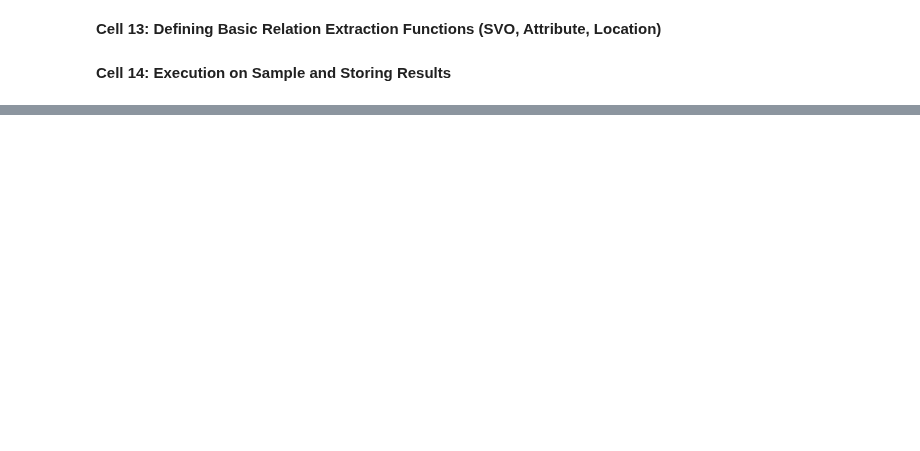
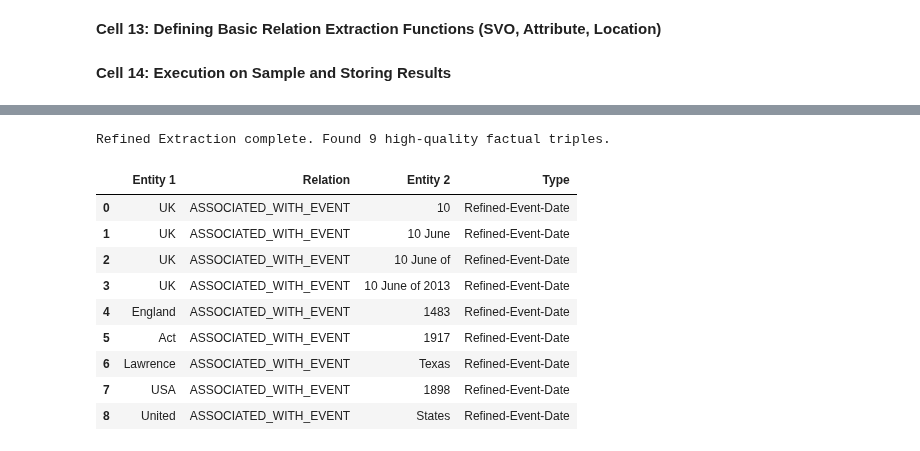
Before and after one commit to eliyahuav/NLP-project, a Jupyter notebook: PART4_CLUSTERING.ipynb, the cells around one changed output, grey strips where cells are left out. Drawn from its saved outputs; the diff is of its cells as text; code cells hidden in the pictures; blank space fills up the shorter version.

```diff
--- a/PART4_CLUSTERING.ipynb
+++ b/PART4_CLUSTERING.ipynb
@@ -860,0 +878,69 @@ for cluster_id in CLUSTERS_TO_ANALYZE:
+# %%
+from spacy.matcher import Matcher
+
+def extract_refined_trivia_knowledge(doc):
+    """
+    Improved logic for Step C:
+    - Eliminates 'Who', 'Which', and noise words like 'by'.
+    - Merges fragmented dates (e.g., '10 June 2013') into one string.
+    - Strictly focuses on real Named Entities (Proper Nouns).
+    """
+    matcher = Matcher(nlp.vocab)
+
+    # Pattern: [Proper Noun Entity] -> [Optional Bridge/Verb] -> [Target Date/Location]
+    # This forces Entity 1 to be a real name, skipping pronouns or prepositions.
+    pattern = [
+        {"ENT_TYPE": {"IN": ["PERSON", "GPE", "ORG"]}, "POS": "PROPN"}, # Subject (Proper Noun)
+        {"POS": {"IN": ["VERB", "AUX", "ADP"]}, "OP": "*"},           # Connectors/Verbs
+        {"ENT_TYPE": {"IN": ["DATE", "GPE", "CARDINAL"]}, "OP": "+"}  # Target (Date/Place)
+    ]
+
+    matcher.add("REFINED_FACT", [pattern])
+    matches = matcher(doc)
+    results = []
+
+    for match_id, start, end in matches:
+        span = doc[start:end]
+
+        # Filter: Identify the primary Named Entity (must be a proper noun)
+        e1_list = [t.text for t in span if t.ent_type_ in ["PERSON", "GPE", "ORG"] and t.pos_ == "PROPN"]
+        if not e1_list: continue
+        entity_1 = e1_list[0]
+
+        # Merge target information (Dates/Locations) while avoiding duplicating Entity 1
+        e2_parts = [t.text for t in span if (t.ent_type_ in ["DATE", "GPE", "CARDINAL"]) and t.text != entity_1]
+        entity_2 = " ".join(e2_parts)
+
+        if entity_1 and entity_2:
+            results.append({
+                'Entity 1': entity_1,
+                'Relation': 'ASSOCIATED_WITH_EVENT',
+                'Entity 2': entity_2,
+                'Type': 'Refined-Event-Date'
+            })
+
+    return results
+
+# Applying the refined logic to the unique questions identified in previous steps
+refined_triples = []
+unique_questions = df_triples_output['Question'].unique()
+
+for q in unique_questions:
+    refined_triples.extend(extract_refined_trivia_knowledge(nlp(q)))
+
+df_refined_results = pd.DataFrame(refined_triples).drop_duplicates()
+
+print(f"Refined Extraction complete. Found {len(df_refined_results)} high-quality factual triples.")
+df_refined_results.head(15)
+# %% [output]
+Refined Extraction complete. Found 9 high-quality factual triples.
+|  | Entity 1 | Relation | Entity 2 | Type |
+| 0 | UK | ASSOCIATED_WITH_EVENT | 10 | Refined-Event-Date |
+| 1 | UK | ASSOCIATED_WITH_EVENT | 10 June | Refined-Event-Date |
+| 2 | UK | ASSOCIATED_WITH_EVENT | 10 June of | Refined-Event-Date |
+| 3 | UK | ASSOCIATED_WITH_EVENT | 10 June of 2013 | Refined-Event-Date |
+| 4 | England | ASSOCIATED_WITH_EVENT | 1483 | Refined-Event-Date |
+| 5 | Act | ASSOCIATED_WITH_EVENT | 1917 | Refined-Event-Date |
+| 6 | Lawrence | ASSOCIATED_WITH_EVENT | Texas | Refined-Event-Date |
+| 7 | USA | ASSOCIATED_WITH_EVENT | 1898 | Refined-Event-Date |
+| 8 | United | ASSOCIATED_WITH_EVENT | States | Refined-Event-Date |
```
Also changed, not shown: parts of 10 cells of this notebook.
